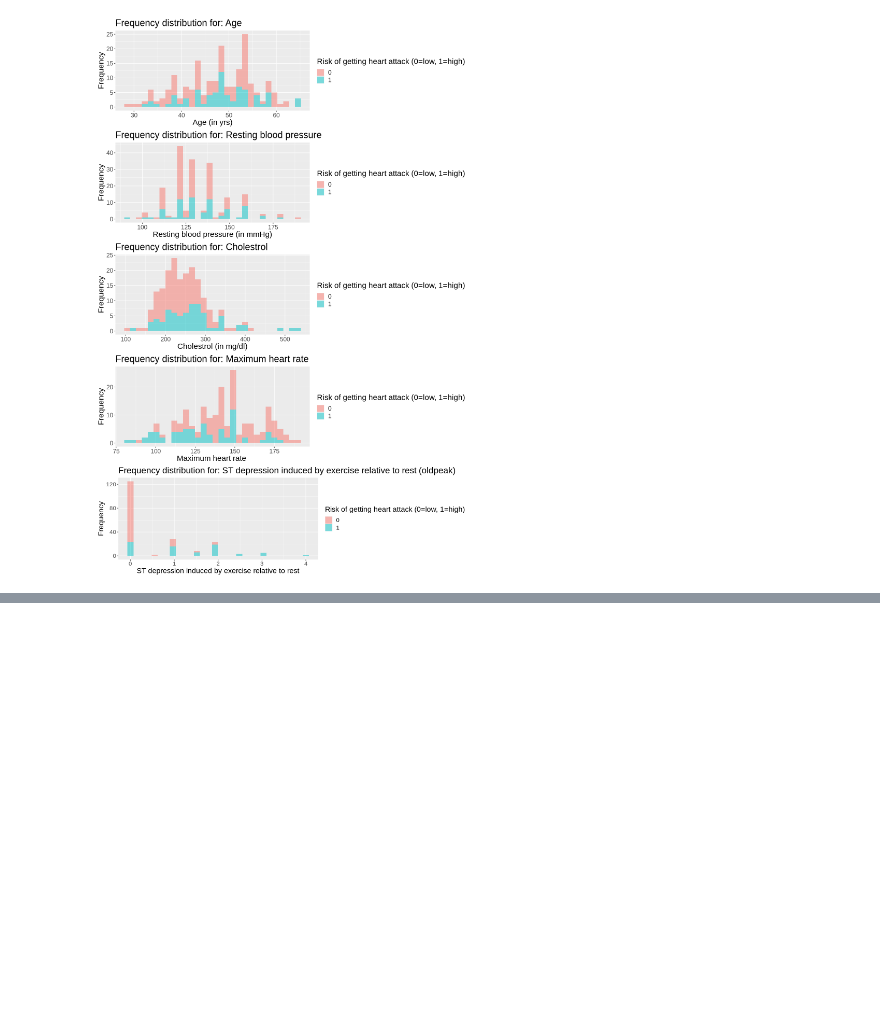
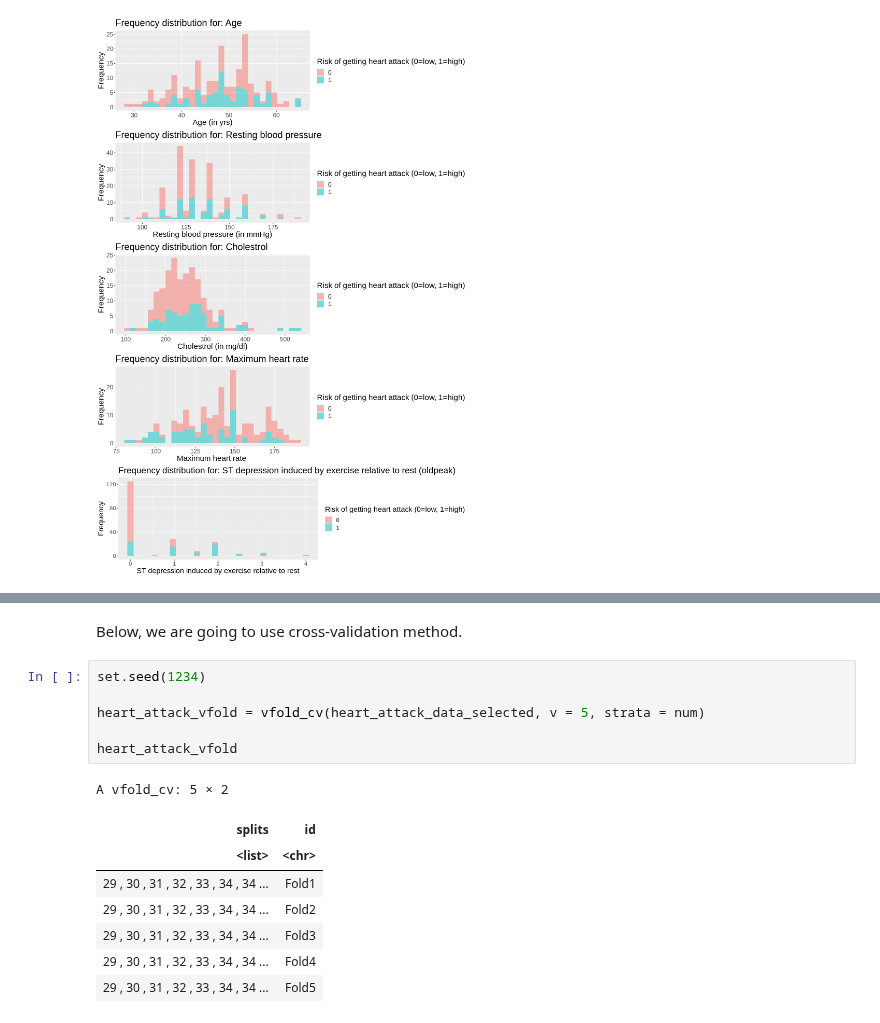
Before and after one commit to RichardAdhika22/heart_attack_prediction_knn, a Jupyter notebook: Group_project_report.ipynb, the cells around one changed output, grey strips where cells are left out. Drawn from its saved outputs; the diff is of its cells as text; blank space fills up the shorter version.

```diff
--- a/Group_project_report.ipynb
+++ b/Group_project_report.ipynb
@@ -198,0 +244,17 @@ plot_grid(age_hist, trestbps_hist, chol_hist, thalach_hist, oldpeak_hist, ncol=1
+# %% [markdown]
+Below, we are going to use cross-validation method.
+# %%
+set.seed(1234)
+
+heart_attack_vfold = vfold_cv(heart_attack_data_selected, v = 5, strata = num)
+
+heart_attack_vfold
+# %% [output]
+A vfold_cv: 5 × 2
+| splits | id |
+| <list> | <chr> |
+| 29 , 30 , 31 , 32 , 33 , 34 , 34 ... | Fold1 |
+| 29 , 30 , 31 , 32 , 33 , 34 , 34 ... | Fold2 |
+| 29 , 30 , 31 , 32 , 33 , 34 , 34 ... | Fold3 |
+| 29 , 30 , 31 , 32 , 33 , 34 , 34 ... | Fold4 |
+| 29 , 30 , 31 , 32 , 33 , 34 , 34 ... | Fold5 |
```
Also changed, not shown: parts of 7 cells of this notebook.
